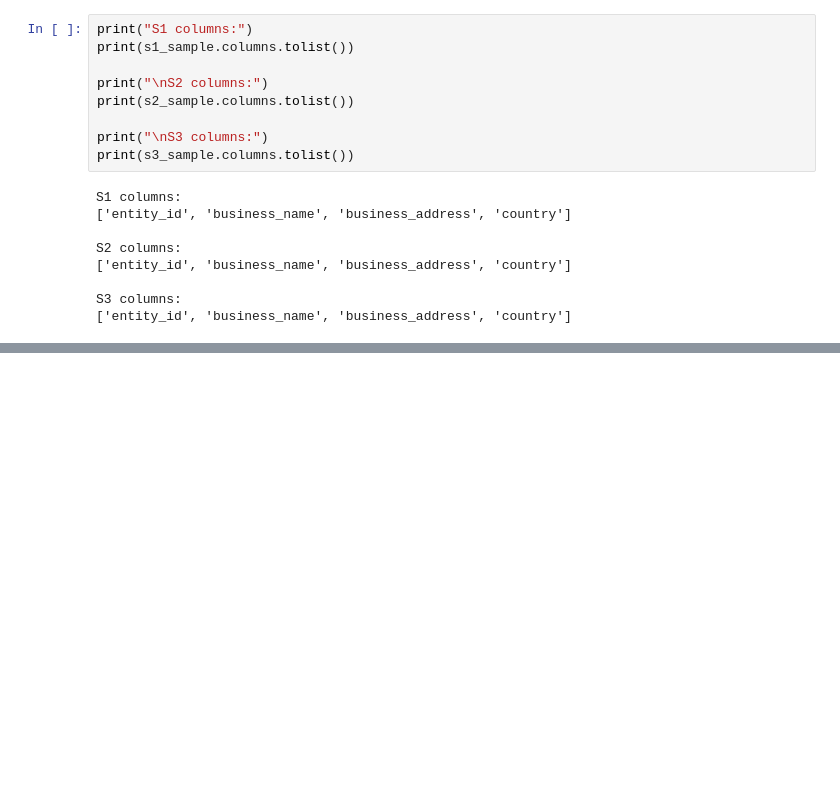
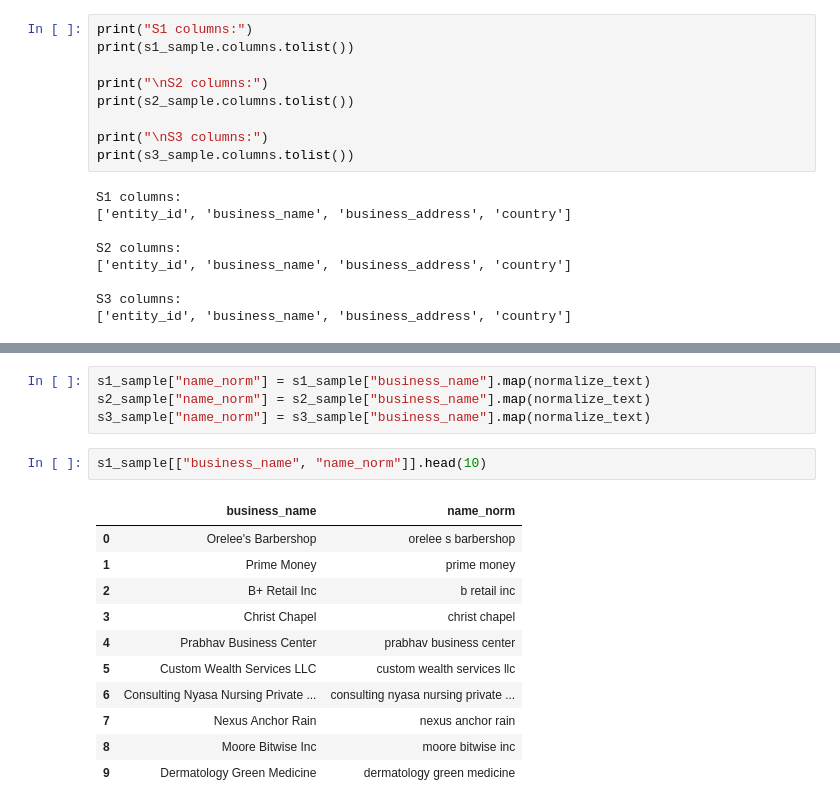
Before and after one commit to Akshu121796/amazon-ml-challenge-2026, a Jupyter notebook: notebooks/blocking.ipynb, the cells around one changed output, grey strips where cells are left out. Saved outputs shown, nothing was run; the diff lists cells and outputs as text; blank space fills up the shorter version.

```diff
--- a/notebooks/blocking.ipynb
+++ b/notebooks/blocking.ipynb
@@ -111,0 +201,18 @@ Name: 0, dtype: str
+# %%
+s1_sample["name_norm"] = s1_sample["business_name"].map(normalize_text)
+s2_sample["name_norm"] = s2_sample["business_name"].map(normalize_text)
+s3_sample["name_norm"] = s3_sample["business_name"].map(normalize_text)
+# %%
+s1_sample[["business_name", "name_norm"]].head(10)
+# %% [output]
+|  | business_name | name_norm |
+| 0 | Orelee's Barbershop | orelee s barbershop |
+| 1 | Prime Money | prime money |
+| 2 | B+ Retail Inc | b retail inc |
+| 3 | Christ Chapel | christ chapel |
+| 4 | Prabhav Business Center | prabhav business center |
+| 5 | Custom Wealth Services LLC | custom wealth services llc |
+| 6 | Consulting Nyasa Nursing Private ... | consulting nyasa nursing private ... |
+| 7 | Nexus Anchor Rain | nexus anchor rain |
+| 8 | Moore Bitwise Inc | moore bitwise inc |
+| 9 | Dermatology Green Medicine | dermatology green medicine |
```
Also changed, not shown: parts of 71 cells of this notebook, 1 other file.
